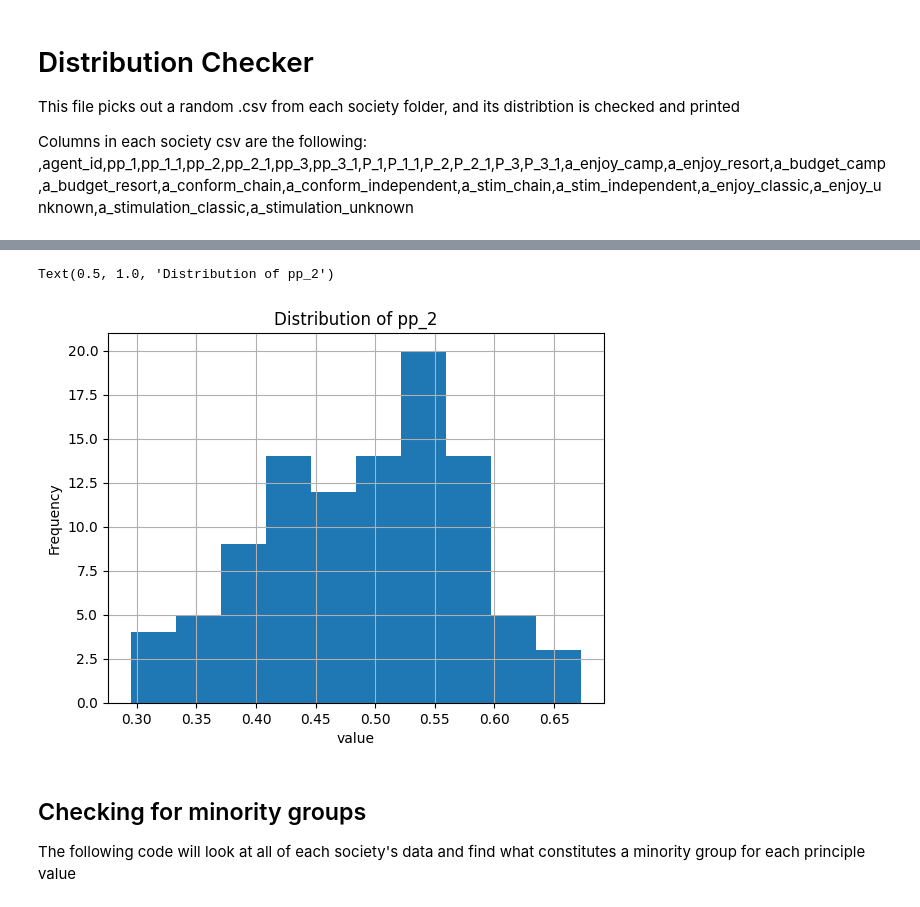
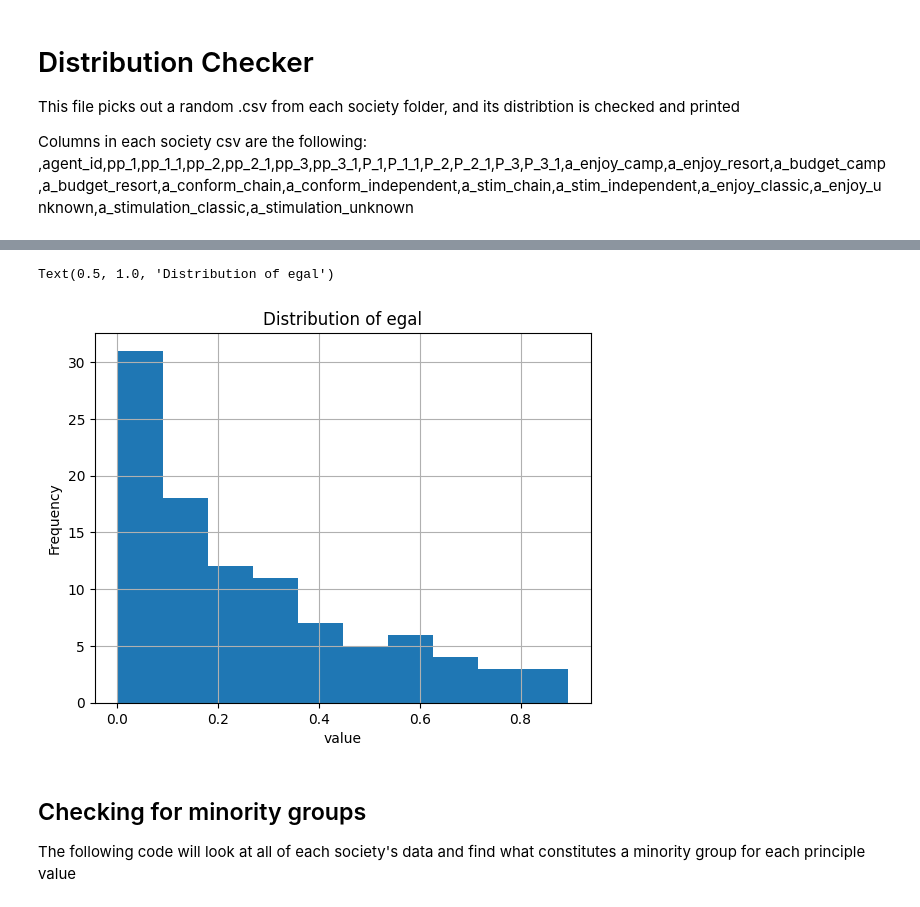
Before and after one commit to JosephTrevorrow/ValueSystemsAggregation, a Jupyter notebook: data/hpc_runs_society_data/distribution_checker.ipynb, the cells around one changed output, grey strips where cells are left out. Saved outputs shown, nothing was run; the diff lists cells and outputs as text; code cells hidden in the pictures.

Commit message:
adding to data analysis value and principle

```diff
--- a/data/hpc_runs_society_data/distribution_checker.ipynb
+++ b/data/hpc_runs_society_data/distribution_checker.ipynb
@@ -10,7 +10,7 @@ import random
 
 
 society_num = random.randint(1,100)
-util_file = pd.read_csv('/home/ia23938/Documents/GitHub/ValueSystemsAggregation/data/society_data/util_societies/util_society_'+str(society_num)+'.csv')
+util_file = pd.read_csv('/home/ia23938/Documents/GitHub/ValueSystemsAggregation/data/ess_example_data/multiple_example_data/util_societies/util_societies_0.csv')
 
 util_file.describe()
 # %% [output]
@@ -27,14 +26,14 @@ util_file.describe()
 # %%
-col = "pp_2"
+col = "egal"
 
 util_file[col].hist()
 # add labels and title
 plt.xlabel('value')
 plt.ylabel('Frequency')
 plt.title('Distribution of '+col)
 # %% [output]
-Text(0.5, 1.0, 'Distribution of pp_2')
+Text(0.5, 1.0, 'Distribution of egal')
-[figure, old version]
+[figure, new version]
 # %% [markdown]
 ## Checking for minority groups
 The following code will look at all of each society's data and find what constitutes a minority group for each principle value
```
Also changed, not shown: parts of 4 cells of this notebook, 2 other files.
